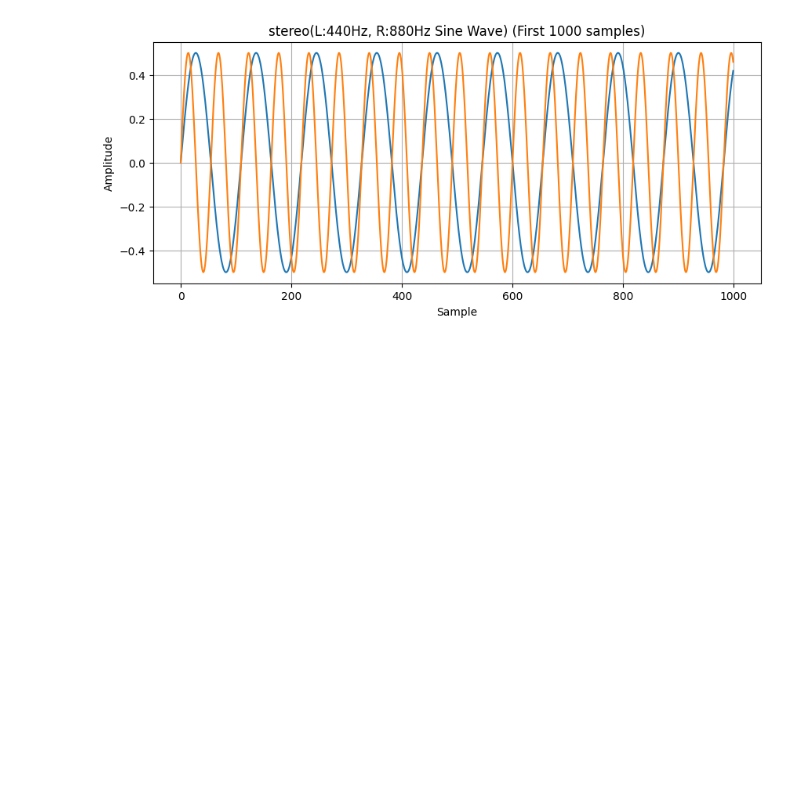
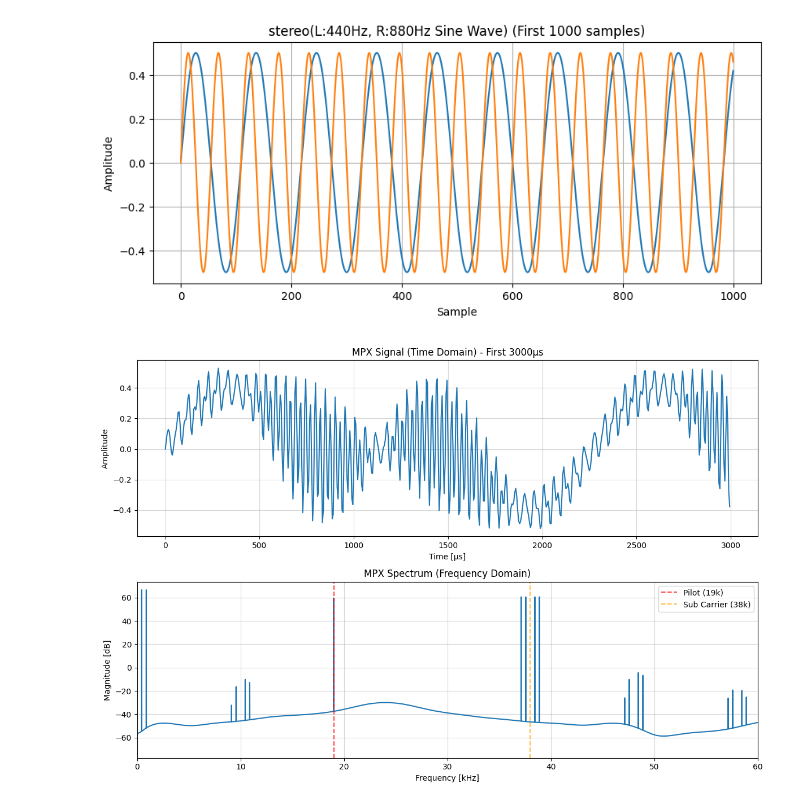
Before and after one commit to mev-null/sfumato-fm-radio-turner, a Jupyter notebook: notebooks/01_virtual_air.ipynb, the cells around one changed output. Drawn from its saved outputs; the diff is of its cells as text; code cells hidden in the pictures; blank space fills up the shorter version.

Commit message:
feat: mpx信号の可視化

```diff
--- a/notebooks/01_virtual_air.ipynb
+++ b/notebooks/01_virtual_air.ipynb
@@ -97,3 +102,98 @@ plt.grid(True)
 plt.show()
 # %% [output]
 [figure]
+# %%
+# --- 1. MPX信号の生成 ---
+l_ch = tone_data[:, 0]
+r_ch = tone_data[:, 1]
+
+# アップサンプリング (Audio 48k -> MPX 192k)
+l_upsampled = tx._upsample(l_ch, tx.audio_fs, tx.mpx_fs)
+r_upsampled = tx._upsample(r_ch, tx.audio_fs, tx.mpx_fs)
+
+# MPX信号 (コンポジット) の生成
+mpx_signal = tx._generate_mpx(l_upsampled, r_upsampled)
+
+# --- 2. 可視化 ---
+
+def analyze_mpx(signal, fs):
+    N = len(signal)
+    t = np.arange(N) / fs
+
+    # 周波数解析 (FFT)
+    freqs = np.fft.rfftfreq(N, d=1/fs)
+    mag = np.abs(np.fft.rfft(signal))
+    mag_db = 20 * np.log10(mag + 1e-12) # ゼロ除算防止
+
+    plt.figure(figsize=(12, 8))
+
+    # --- 上段: 時間波形 ---
+    plt.subplot(2, 1, 1)
+    # パイロット(19kHz)の周期は約52μs。
+    subset_samples = int(fs * 0.003)
+    plt.plot(t[:subset_samples] * 1e6, signal[:subset_samples])
+    plt.title("MPX Signal (Time Domain) - First 3000µs")
+    plt.xlabel("Time [µs]")
+    plt.ylabel("Amplitude")
+    plt.grid(True, alpha=0.5)
+
+    # --- 下段: 周波数スペクトル ---
+    plt.subplot(2, 1, 2)
+    plt.plot(freqs / 1000, mag_db)
+    plt.title("MPX Spectrum (Frequency Domain)")
+    plt.xlabel("Frequency [kHz]")
+    plt.ylabel("Magnitude [dB]")
+    plt.grid(True, which='both', alpha=0.5)
+
+    # 重要なポイントに赤線を引く
+    plt.axvline(19, color='red', linestyle='--', alpha=0.7, label='Pilot (19k)')
+    plt.axvline(38, color='orange', linestyle='--', alpha=0.7, label='Sub Carrier (38k)')
+    plt.xlim(0, 60) # 60kHzまで見えれば十分
+    plt.legend()
+
+    plt.tight_layout()
+    plt.show()
+
+analyze_mpx(mpx_signal, fs=tx.mpx_fs)
+
+def analyze_mpx_zoomed(signal, fs):
+    N = len(signal)
+    freqs = np.fft.rfftfreq(N, d=1/fs)
+    mag = np.abs(np.fft.rfft(signal))
+    mag_db = 20 * np.log10(mag + 1e-12)
+
+    plt.figure(figsize=(15, 5))
+
+    # 1. 低域 (Baseband)
+    plt.subplot(1, 3, 1)
+    plt.plot(freqs, mag_db)
+    plt.xlim(0, 1500)  # 0Hz - 1.5kHz
+    plt.title("1. Baseband (L+R)")
+    plt.xlabel("Frequency [Hz]")
+    plt.grid(True)
+    # ここに 440Hz, 880Hz があるはず
+
+    # 2. パイロット (Pilot)
+    plt.subplot(1, 3, 2)
+    plt.plot(freqs, mag_db)
+    plt.xlim(18000, 20000) # 18k - 20k
+    plt.title("2. Pilot (19kHz)")
+    plt.xlabel("Frequency [Hz]")
+    plt.grid(True)
+
+    # 3. サブキャリア (L-R Sidebands)
+    plt.subplot(1, 3, 3)
+    plt.plot(freqs, mag_db)
+    plt.xlim(36000, 40000) # 36k - 40k
+    plt.title("3. Sub Carrier (L-R)")
+    plt.xlabel("Frequency [Hz]")
+    plt.grid(True)
+    # ここに 4本のサイドバンドが見えるはず
+
+    plt.tight_layout()
+    plt.show()
+
+# 実行
+analyze_mpx_zoomed(mpx_signal, fs=tx.mpx_fs)
+# %% [output]
+[figure, added]
```
Also changed, not shown: parts of 3 cells of this notebook, 3 other files.
